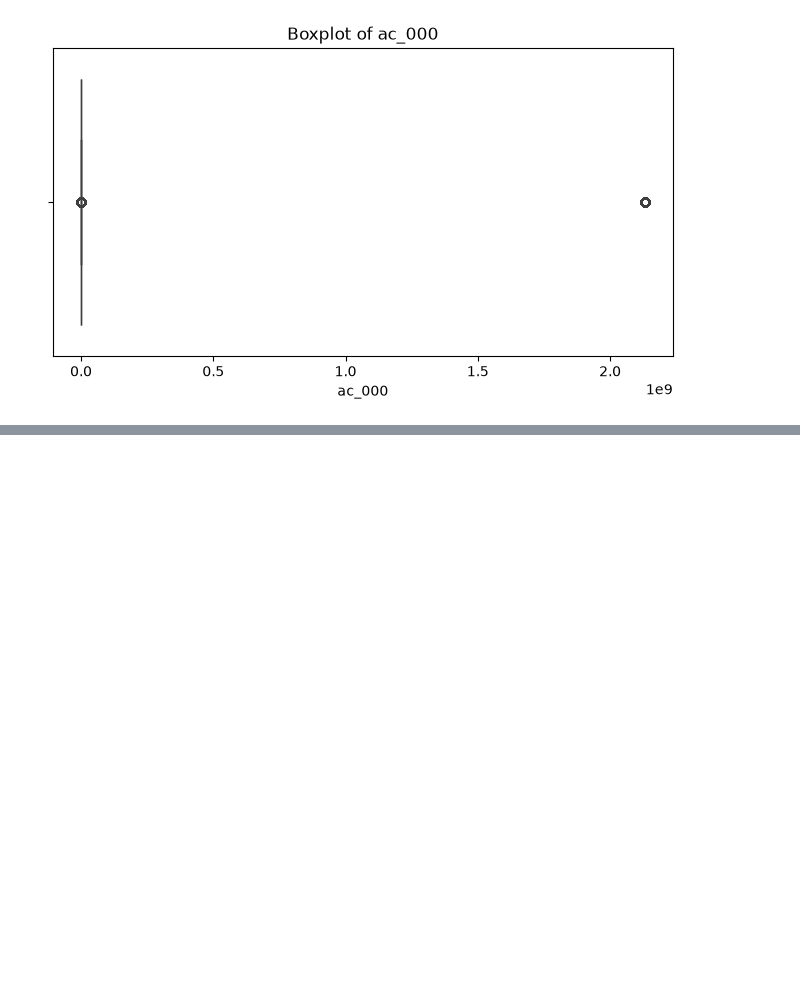
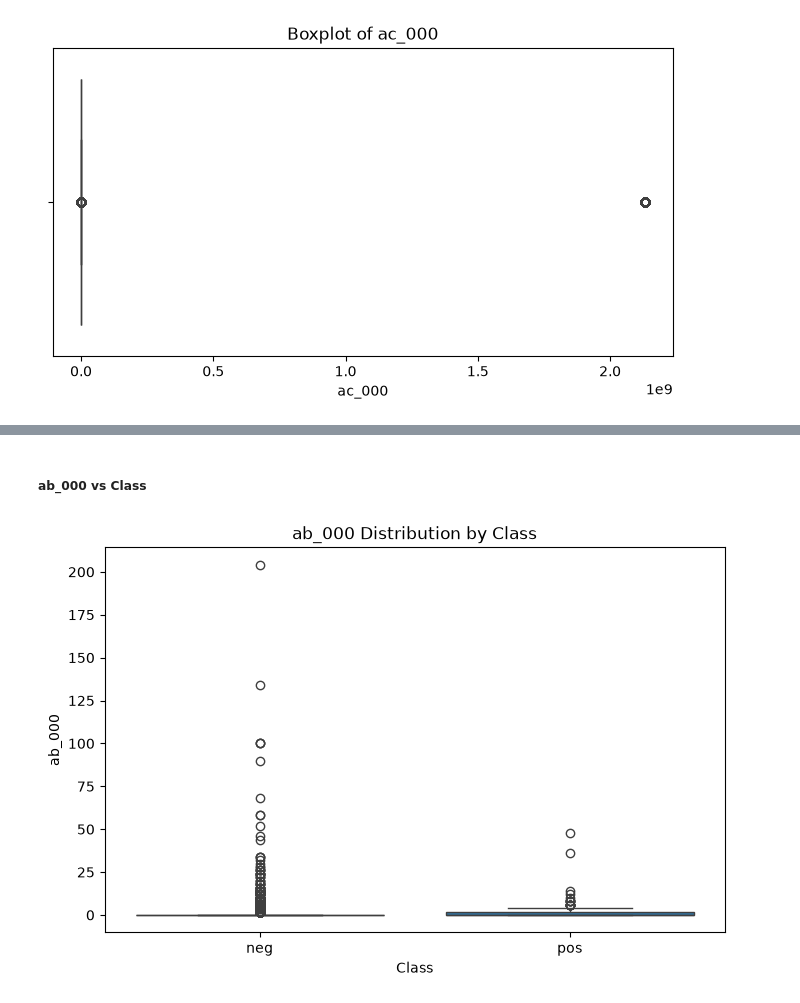
Before and after one commit to Rupesh-Mane/air-pressure-system-failure-prediction, a Jupyter notebook: notebooks/02_EDA.ipynb, the cells around one changed output, grey strips where cells are left out. Cells and saved outputs as stored; diff of their text form; code cells hidden in the pictures; blank space fills up the shorter version.

```diff
--- a/notebooks/02_EDA.ipynb
+++ b/notebooks/02_EDA.ipynb
@@ -190,0 +210,18 @@ plt.show()
+# %% [markdown]
+##### ab_000 vs Class
+# %%
+plt.figure(figsize=(8,5))
+
+sns.boxplot(
+    x="class",
+    y="ab_000",
+    data=df_eda
+)
+
+plt.title("ab_000 Distribution by Class")
+plt.xlabel("Class")
+plt.ylabel("ab_000")
+
+plt.show()
+# %% [output]
+[figure, added]
```
Also changed, not shown: parts of 4 cells of this notebook.
